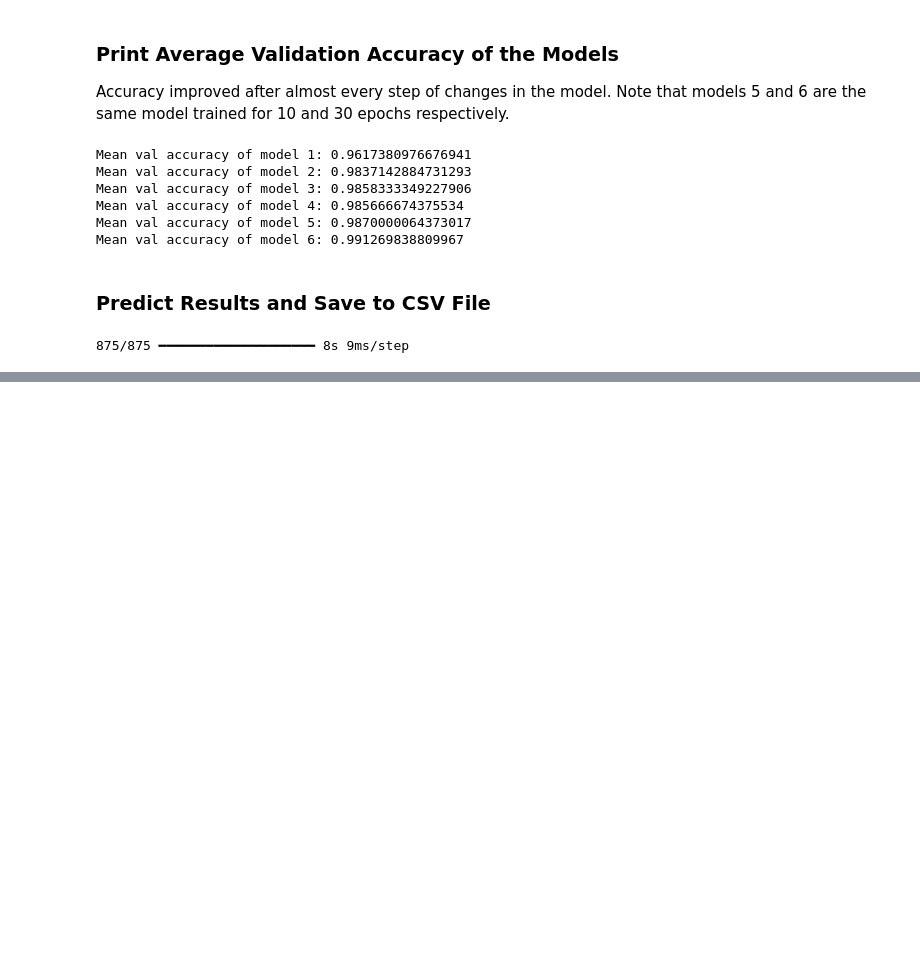
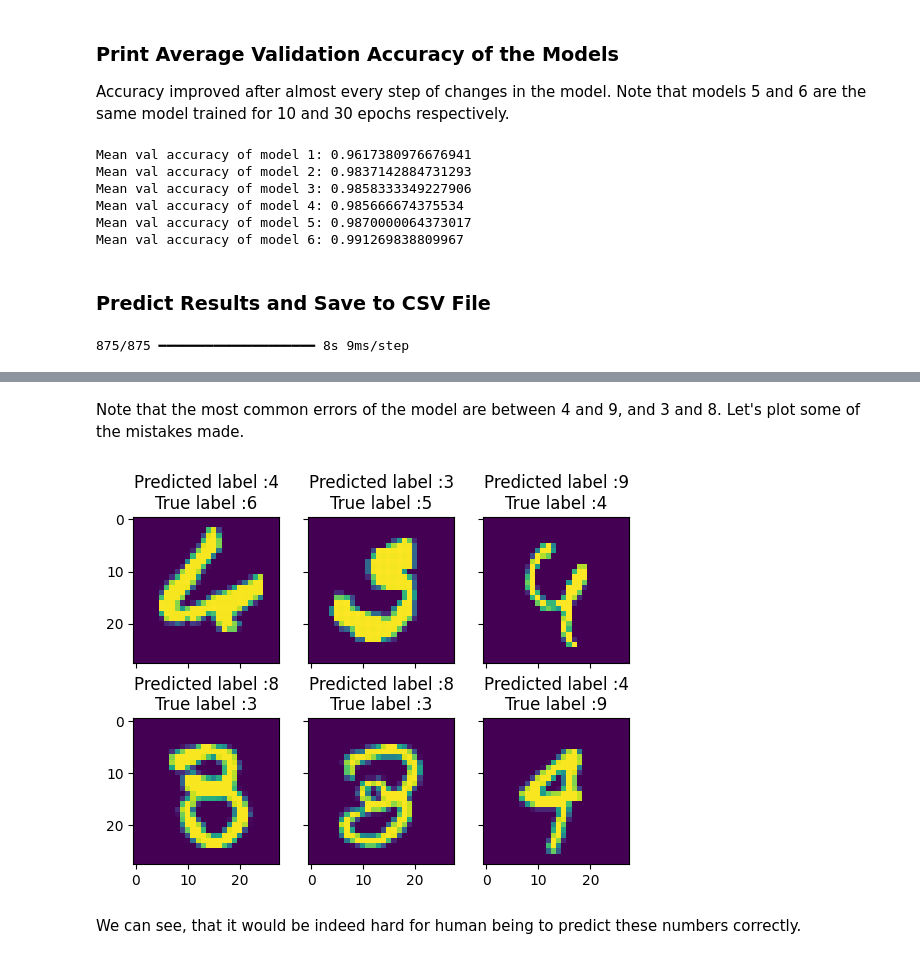
Before and after one commit to i-osipchyk/digit-recognizer, a Jupyter notebook: digit-recognizer.ipynb, the cells around one changed output, grey strips where cells are left out. Drawn from its saved outputs; the diff is of its cells as text; code cells hidden in the pictures; blank space fills up the shorter version.

```diff
--- a/digit-recognizer.ipynb
+++ b/digit-recognizer.ipynb
@@ -330,0 +366,45 @@ submission.to_csv("cnn_mnist_datagen.csv", index=False)
+# %% [markdown]
+Note that the most common errors of the model are between 4 and 9, and 3 and 8. Let's plot some of the mistakes made.
+# %%
+errors = (y_pred_classes - y_true_classes != 0)
+
+y_pred_classes_errors = y_pred_classes[errors]
+y_pred_errors = y_pred[errors]
+y_val_errors = y_val[errors]
+X_val_errors = X_val[errors]
+# %%
+def display_errors(errors_index, img_errors,pred_errors, obs_errors):
+
+    n = 0
+    nrows = 2
+    ncols = 3
+    fig, ax = plt.subplots(nrows, ncols, sharex=True, sharey=True)
+    for row in range(nrows):
+        for col in range(ncols):
+            error = errors_index[n]
+            ax[row, col].imshow((img_errors[error]).reshape((28,28)))
+            ax[row, col].set_title("Predicted label :{}\nTrue label :{}".format(pred_errors[error], obs_errors[error]))
+            n += 1
+# %%
+# Probabilities of the wrong predicted numbers
+y_pred_errors_prob = np.max(y_pred_errors, axis=1)
+
+# Predicted probabilities of the true values in the error set
+y_val_classes_errors = np.argmax(y_val_errors, axis=1)
+true_prob_errors = y_pred_errors[np.arange(len(y_val_errors)), y_val_classes_errors]
+
+# Difference between the probability of the predicted label and the true label
+delta_pred_true_errors = y_pred_errors_prob - true_prob_errors
+
+# Sorted list of the delta prob errors
+sorted_dela_errors = np.argsort(delta_pred_true_errors)
+
+# Top 6 errors
+most_important_errors = sorted_dela_errors[-6:]
+
+# Show the top 6 errors
+display_errors(most_important_errors, X_val_errors, y_pred_classes_errors, y_val_classes_errors)
+# %% [output]
+[figure, added]
+# %% [markdown]
+We can see, that it would be indeed hard for human being to predict these numbers correctly.
```
Also changed, not shown: parts of 3 cells of this notebook.
